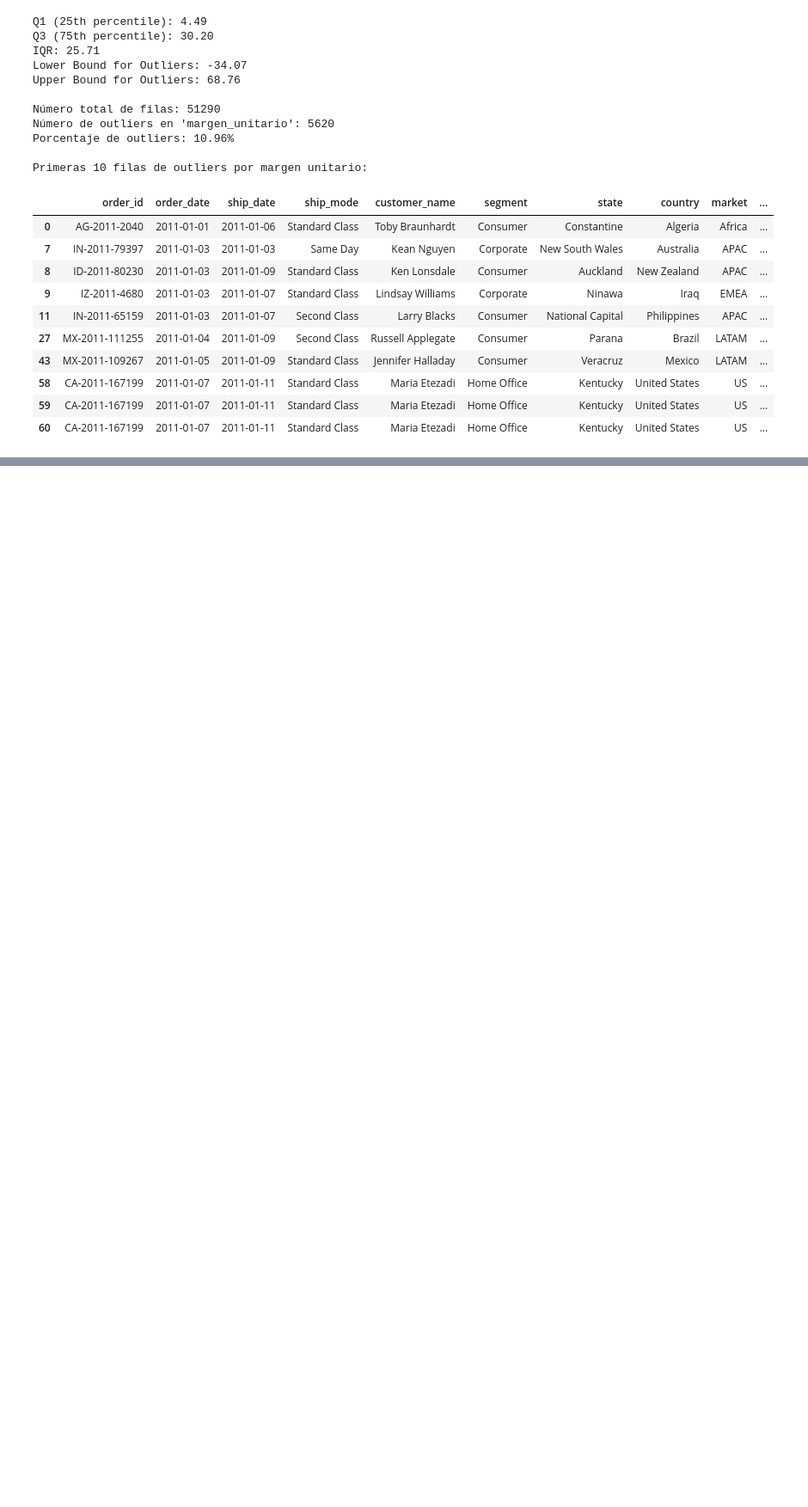
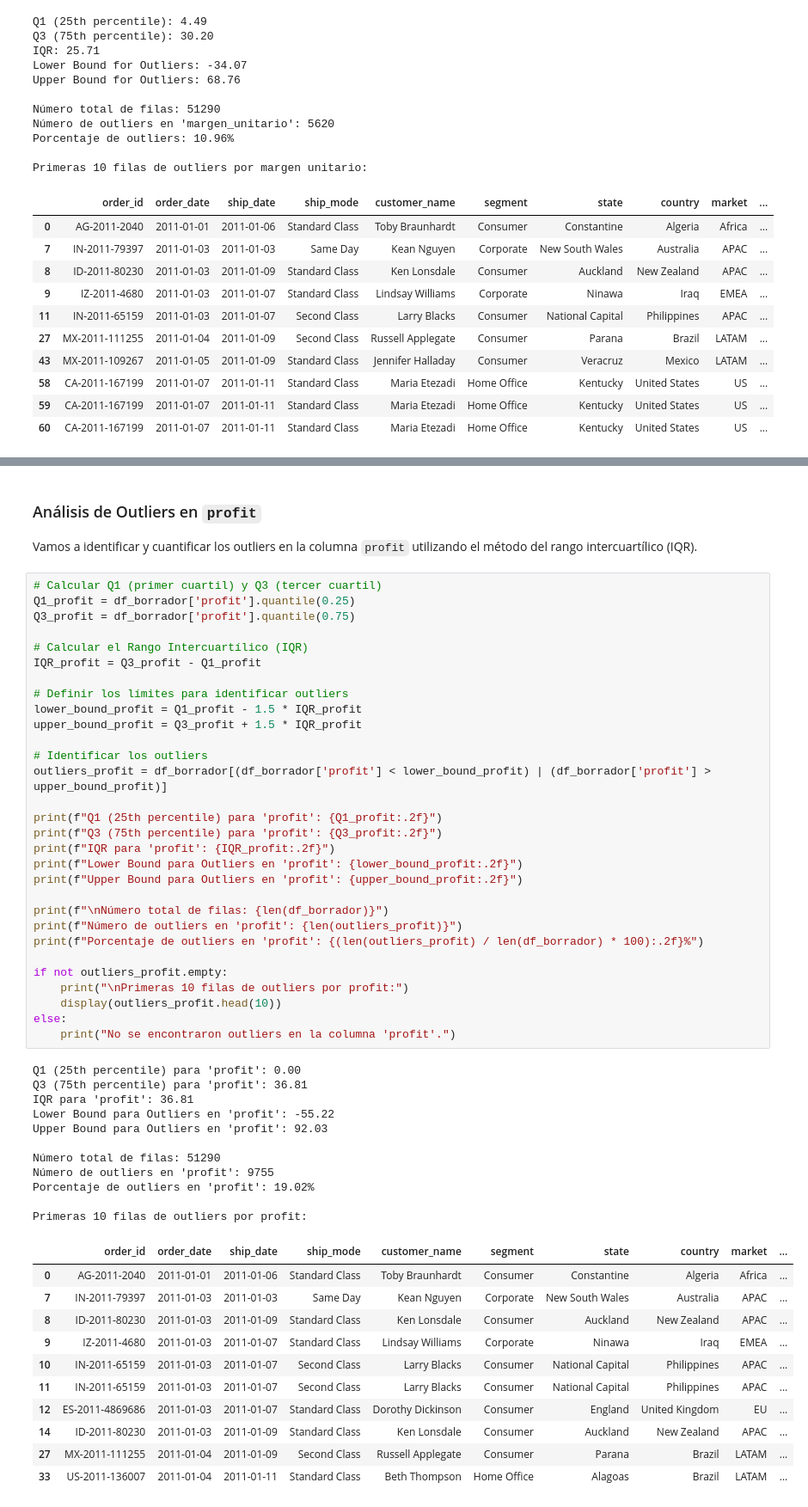
Before and after one commit to DAGP1145/MineriaDeDatos2, a Jupyter notebook: Dataset.ipynb, the cells around one changed output, grey strips where cells are left out. Shown at 86% size. Cells and saved outputs as stored; diff of their text form; blank space fills up the shorter version.

```diff
--- a/Dataset.ipynb
+++ b/Dataset.ipynb
@@ -793,0 +777,57 @@ plt.show()
+# %% [markdown]
+### Análisis de Outliers en `profit`
+
+Vamos a identificar y cuantificar los outliers en la columna `profit` utilizando el método del rango intercuartílico (IQR).
+# %%
+# Calcular Q1 (primer cuartil) y Q3 (tercer cuartil)
+Q1_profit = df_borrador['profit'].quantile(0.25)
+Q3_profit = df_borrador['profit'].quantile(0.75)
+
+# Calcular el Rango Intercuartílico (IQR)
+IQR_profit = Q3_profit - Q1_profit
+
+# Definir los límites para identificar outliers
+lower_bound_profit = Q1_profit - 1.5 * IQR_profit
+upper_bound_profit = Q3_profit + 1.5 * IQR_profit
+
+# Identificar los outliers
+outliers_profit = df_borrador[(df_borrador['profit'] < lower_bound_profit) | (df_borrador['profit'] > upper_bound_profit)]
+
+print(f"Q1 (25th percentile) para 'profit': {Q1_profit:.2f}")
+print(f"Q3 (75th percentile) para 'profit': {Q3_profit:.2f}")
+print(f"IQR para 'profit': {IQR_profit:.2f}")
+print(f"Lower Bound para Outliers en 'profit': {lower_bound_profit:.2f}")
+print(f"Upper Bound para Outliers en 'profit': {upper_bound_profit:.2f}")
+
+print(f"\nNúmero total de filas: {len(df_borrador)}")
+print(f"Número de outliers en 'profit': {len(outliers_profit)}")
+print(f"Porcentaje de outliers en 'profit': {(len(outliers_profit) / len(df_borrador) * 100):.2f}%")
+
+if not outliers_profit.empty:
+    print("\nPrimeras 10 filas de outliers por profit:")
+    display(outliers_profit.head(10))
+else:
+    print("No se encontraron outliers en la columna 'profit'.")
+# %% [output]
+Q1 (25th percentile) para 'profit': 0.00
+Q3 (75th percentile) para 'profit': 36.81
+IQR para 'profit': 36.81
+Lower Bound para Outliers en 'profit': -55.22
+Upper Bound para Outliers en 'profit': 92.03
+
+Número total de filas: 51290
+Número de outliers en 'profit': 9755
+Porcentaje de outliers en 'profit': 19.02%
+
+Primeras 10 filas de outliers por profit:
+|  | order_id | order_date | ship_date | ship_mode | customer_name | segment | state | country | market | ... |
+| 0 | AG-2011-2040 | 2011-01-01 | 2011-01-06 | Standard Class | Toby Braunhardt | Consumer | Constantine | Algeria | Africa | ... |
+| 7 | IN-2011-79397 | 2011-01-03 | 2011-01-03 | Same Day | Kean Nguyen | Corporate | New South Wales | Australia | APAC | ... |
+| 8 | ID-2011-80230 | 2011-01-03 | 2011-01-09 | Standard Class | Ken Lonsdale | Consumer | Auckland | New Zealand | APAC | ... |
+| 9 | IZ-2011-4680 | 2011-01-03 | 2011-01-07 | Standard Class | Lindsay Williams | Corporate | Ninawa | Iraq | EMEA | ... |
+| 10 | IN-2011-65159 | 2011-01-03 | 2011-01-07 | Second Class | Larry Blacks | Consumer | National Capital | Philippines | APAC | ... |
+| 11 | IN-2011-65159 | 2011-01-03 | 2011-01-07 | Second Class | Larry Blacks | Consumer | National Capital | Philippines | APAC | ... |
+| 12 | ES-2011-4869686 | 2011-01-03 | 2011-01-07 | Standard Class | Dorothy Dickinson | Consumer | England | United Kingdom | EU | ... |
+| 14 | ID-2011-80230 | 2011-01-03 | 2011-01-09 | Standard Class | Ken Lonsdale | Consumer | Auckland | New Zealand | APAC | ... |
+| 27 | MX-2011-111255 | 2011-01-04 | 2011-01-09 | Second Class | Russell Applegate | Consumer | Parana | Brazil | LATAM | ... |
+| 33 | US-2011-136007 | 2011-01-04 | 2011-01-11 | Standard Class | Beth Thompson | Home Office | Alagoas | Brazil | LATAM | ... |
```
Also changed, not shown: parts of 21 cells of this notebook.
